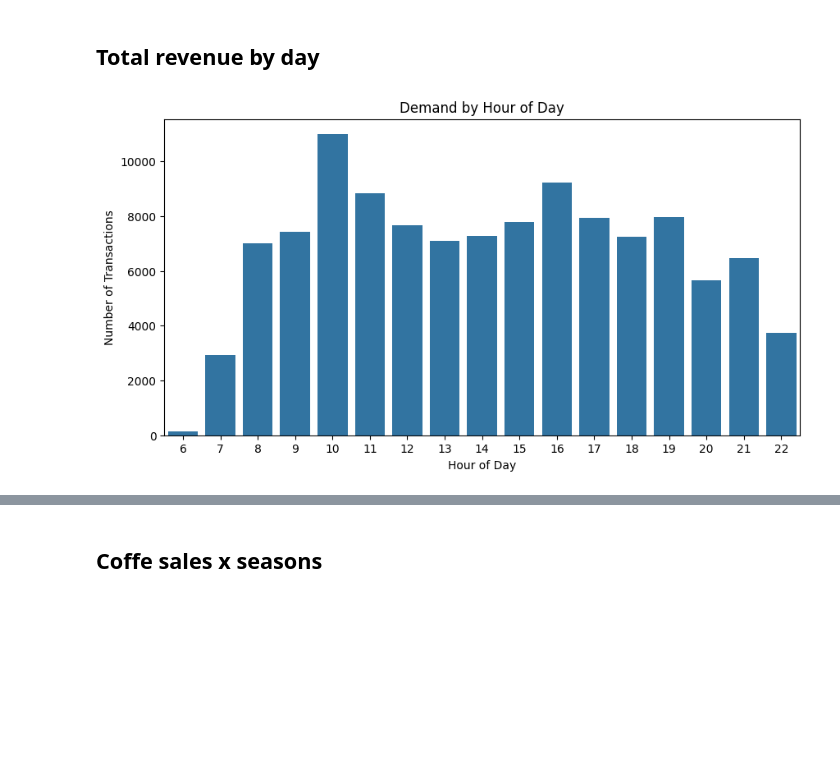
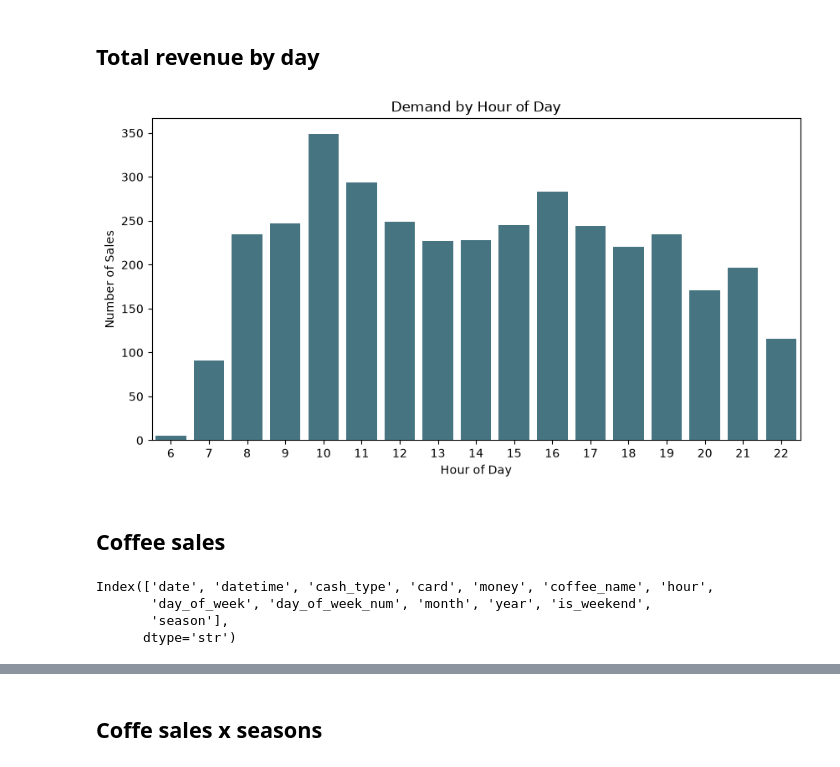
Before and after one commit to carolb146/coffee-sales-case, a Jupyter notebook: exploration/02_exploratory_data_analysis.ipynb, the cells around one changed output, grey strips where cells are left out. Cells and saved outputs as stored; diff of their text form; code cells hidden in the pictures; blank space fills up the shorter version.

```diff
--- a/exploration/02_exploratory_data_analysis.ipynb
+++ b/exploration/02_exploratory_data_analysis.ipynb
@@ -99,15 +150,25 @@ hourly_demand = (
 # %%
 plt.figure(figsize=(10, 5))
 
 sns.barplot(
     data=hourly_demand,
     x="hour",
-    y="total_revenue"
+    y="total_transactions",
+    color="#3C7B8B"
 )
 
 plt.title("Demand by Hour of Day")
 plt.xlabel("Hour of Day")
-plt.ylabel("Number of Transactions")
+plt.ylabel("Number of Sales")
 plt.show()
 # %% [output]
-[figure, old version]
+[figure, new version]
+# %% [markdown]
+## Coffee sales
+# %%
+df.columns
+# %% [output]
+Index(['date', 'datetime', 'cash_type', 'card', 'money', 'coffee_name', 'hour',
+       'day_of_week', 'day_of_week_num', 'month', 'year', 'is_weekend',
+       'season'],
+      dtype='str')
```
Also changed, not shown: parts of 23 cells of this notebook, 6 other files.
